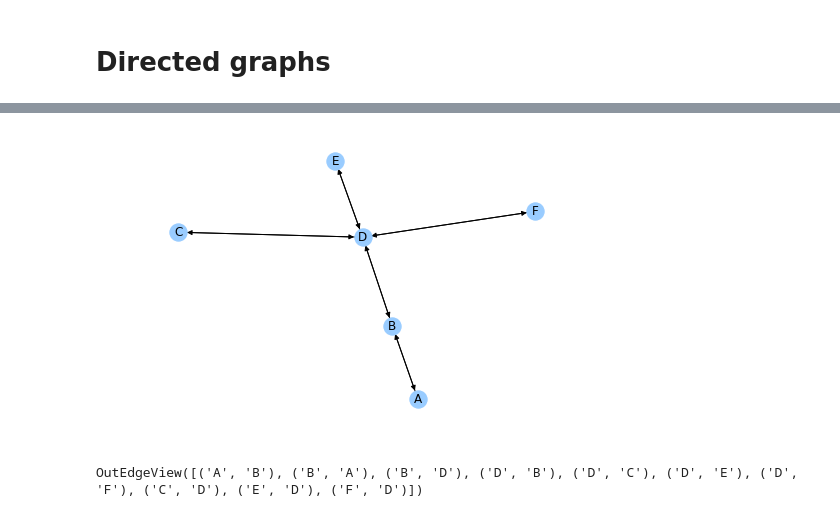
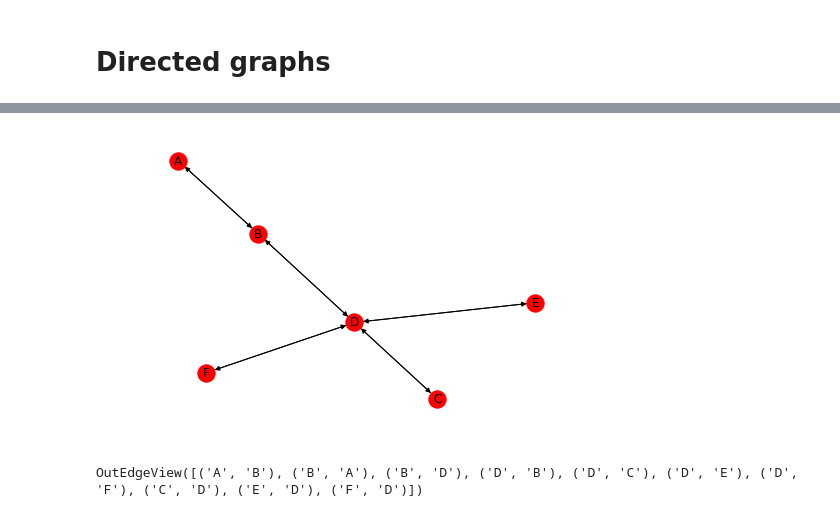
Before and after one commit to rianatanzen068/ce599, a Jupyter notebook: 12-Networks/Networks.ipynb, the cells around one changed output, grey strips where cells are left out. Cells and saved outputs as stored; diff of their text form; code cells hidden in the pictures.

```diff
--- a/12-Networks/Networks.ipynb
+++ b/12-Networks/Networks.ipynb
@@ -127,14 +130,14 @@ directed edges: [(1, 2), (2, 3)]
 # %%
 '''We can make directed graphs from existing graphs, eg:
         nx.DiGraph(g)
 '''
 
 dg = nx.DiGraph(g)
 
 
-nx.draw(dg, node_color=BLUE, with_labels=True)
+nx.draw(dg, node_color= 'red', with_labels=True)
 # %% [output]
-[figure, old version]
+[figure, new version]
 # %%
 ''' Notice that nodes A and B have TWO directed edges:
         A -> B
```
Also changed, not shown: parts of 33 cells of this notebook, 4 other files.
